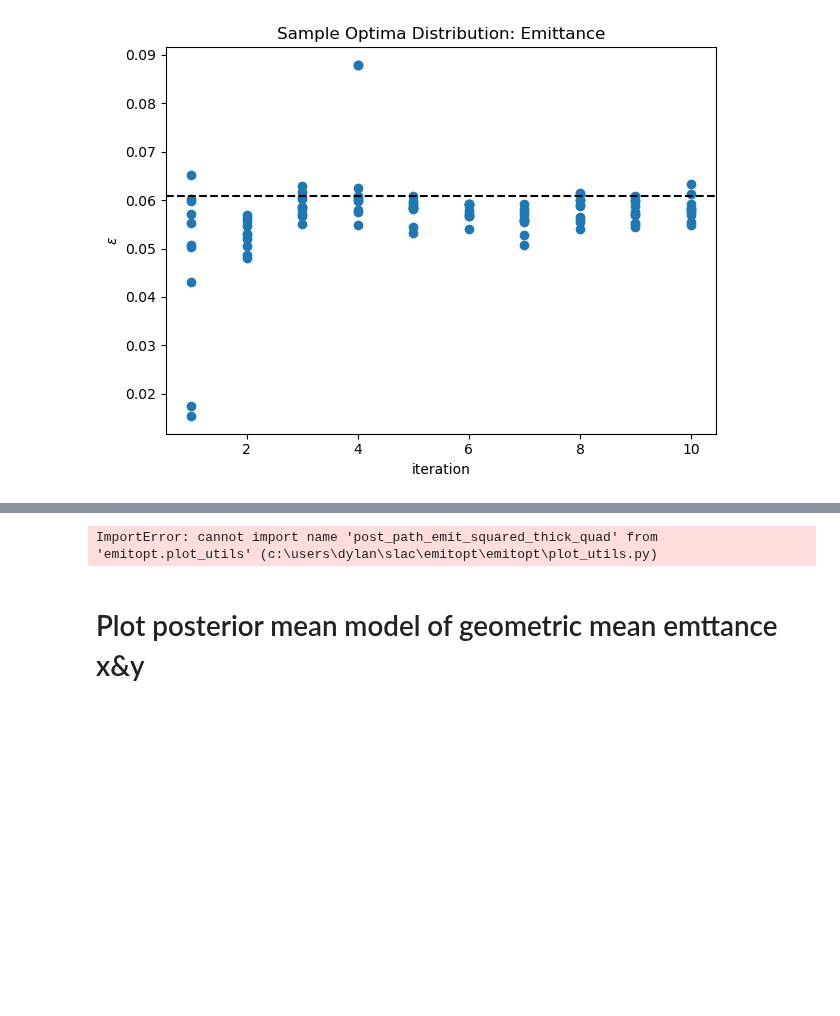
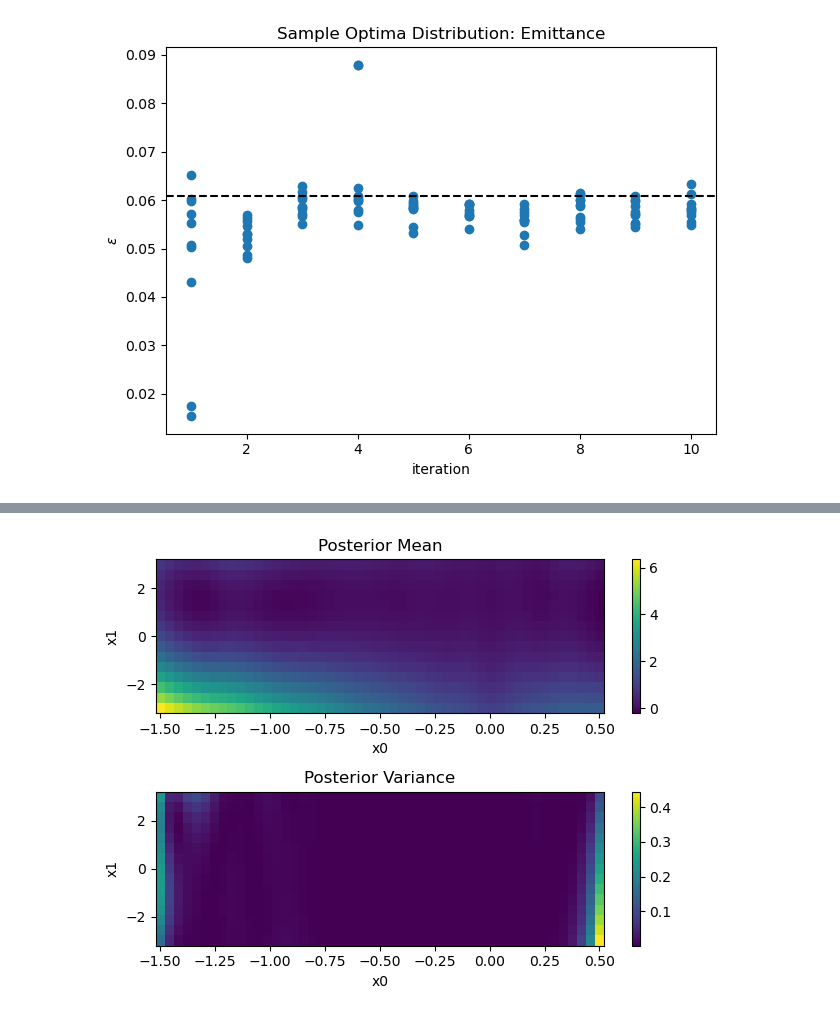
Before and after one commit to roussel-ryan/emitopt, a Jupyter notebook: examples/bax-emittance-xy-minimization-toy-model-2d-PAPERFIG.ipynb, the cells around one changed output, grey strips where cells are left out. Cells and saved outputs as stored; diff of their text form; code cells hidden in the pictures; blank space fills up the shorter version.

```diff
--- a/examples/bax-emittance-xy-minimization-toy-model-2d-PAPERFIG.ipynb
+++ b/examples/bax-emittance-xy-minimization-toy-model-2d-PAPERFIG.ipynb
@@ -646,48 +573,0 @@ X_tuned = tensor([[0.0072]])
-# %%
-from emitopt.plot_utils import post_path_emit_squared_thick_quad
-
-fig, axs = plt.subplots(1, ndim-1)
-if ndim == 2: axs = [axs]
-
-fig.set_size_inches(3*(ndim-1), 3)
-
-for scan_dim in range(ndim-1):
-    X_tuning_scan = X_tuned.repeat(100,1)
-    ls = torch.linspace(-2,2,100)
-    X_tuning_scan[:,scan_dim] = ls
-    X_meas = torch.linspace(-3,3,11)
-
-    emit_sq_x = post_path_emit_squared_thick_quad(optimizer.generator.algorithm_results['post_paths_cpu_xy'][0],
-                              1*optimizer.generator.algorithm.scale_factor,
-                              optimizer.generator.algorithm.q_len,
-                              optimizer.generator.algorithm.distance,
-                              X_tuning_scan.cpu(), meas_dim, X_meas.cpu(), samplewise=False)[0]
-    emit_sq_y = post_path_emit_squared_thick_quad(optimizer.generator.algorithm_results['post_paths_cpu_xy'][1],
-                              -1*optimizer.generator.algorithm.scale_factor,
-                              optimizer.generator.algorithm.q_len,
-                              optimizer.generator.algorithm.distance,
-                              X_tuning_scan.cpu(), meas_dim, X_meas.cpu(), samplewise=False)[0]
-    geo_mean_emit = torch.sqrt(emit_sq_x.abs().sqrt() * emit_sq_y.abs().sqrt())
-
-    ax = axs[scan_dim]
-
-#     ax.plot(ls.cpu(), (toy_emit_nd(ls.reshape(-1,1))**2).cpu(), c='k', label='Ground truth') #this ground truth isn't exactly the matching cross-section but it should be close
-    gt_emits = ground_truth_geometric_mean_emittance(emit_min=9.033454852412253e-09, x_tuning=X_tuning_scan)
-    ax.plot(ls, gt_emits, c='k', label='ground truth')
-#     ax.plot(ls, 9.033454852412253e-09 * (1+ls.abs())**2, c='k', label='ground truth')
-    ax.plot(ls.cpu(), geo_mean_emit[sid].detach().cpu()*1.e-6, label='Sample ' + str(sid))
-    ax.axvline(X_tuned[0,scan_dim].cpu(), c='r', label='Sample optimization result')
-    ax.axhline(0, c='k', ls='--', label='physical cutoff')
-
-    ax.set_xlabel('tuning param ' + str(scan_dim))
-
-    if scan_dim == 0:
-        ax.set_ylabel('$\sqrt{\epsilon_x\epsilon_y}$')
-        ax.legend()
-
-plt.tight_layout()
-plt.show()
-# %% [output]
-ImportError: cannot import name 'post_path_emit_squared_thick_quad' from 'emitopt.plot_utils' (c:\users\dylan\slac\emitopt\emitopt\plot_utils.py)
-# %% [markdown]
-# Plot posterior mean model of geometric mean emttance x&y
@@ -918,3 +576,5 @@ from emitopt.utils import plot_model_cross_section
 # %%
-scan_dict = {'x0':[-3.0, 1.0], 'x1': [-40.0, 40.0], 'x2': 1., 'x3': 0.}
-plot_model_cross_section(beam_size_model, vocs, scan_dict, nx=50, ny=15)
+scan_dict = {'x0':[-1.5,0.5], 'x1': [-3, 3]}
+plot_model_cross_section(bax_model.models[0], vocs, scan_dict, nx=50, ny=15)
+# %% [output]
+[figure, added]
```
Also changed, not shown: parts of 32 cells of this notebook, 1 other file.
